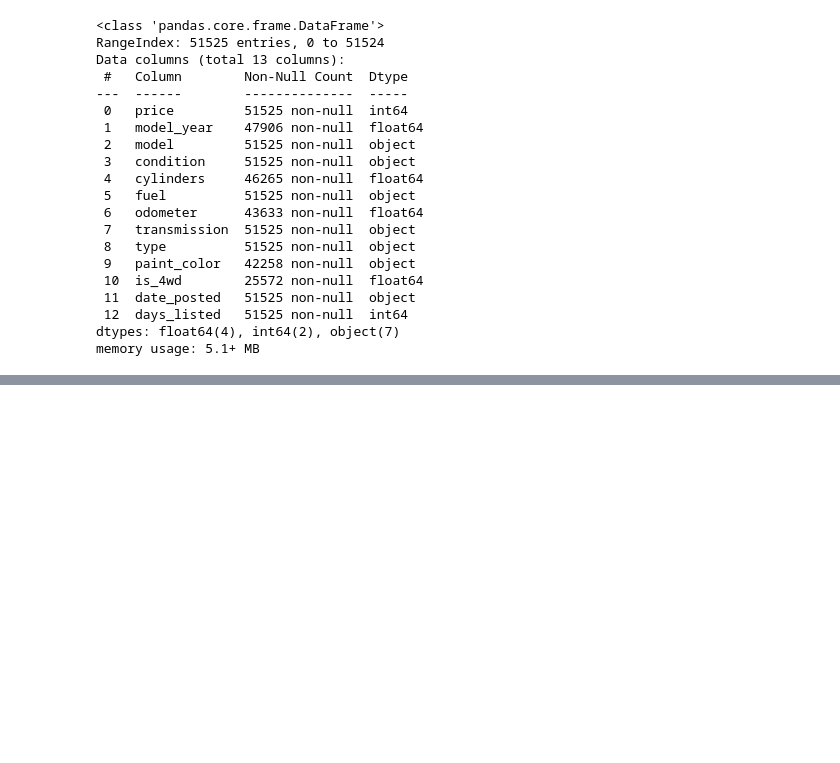
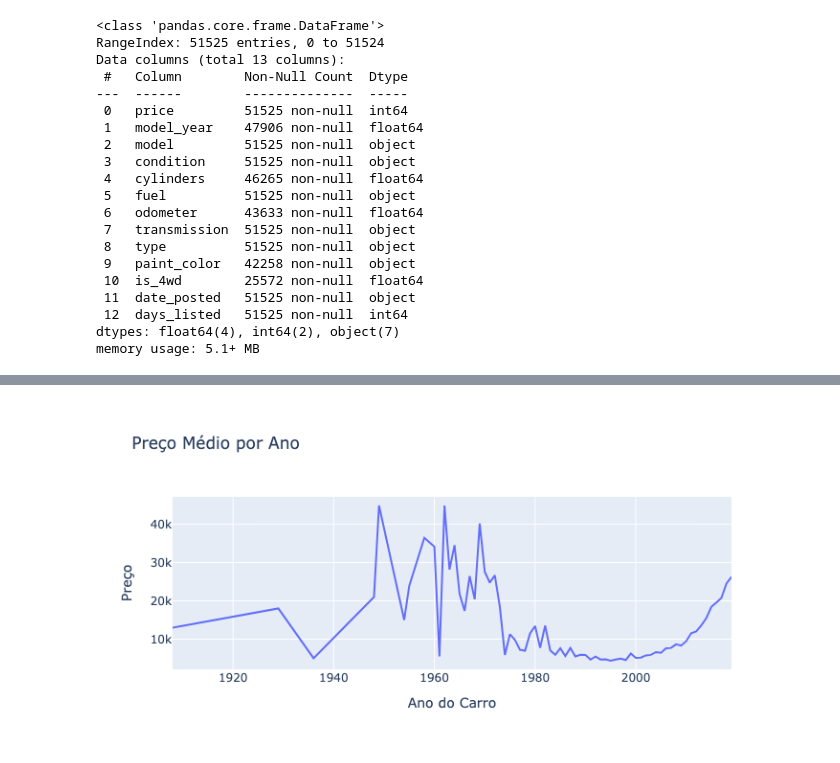
Before and after one commit to gabriel05lemos/Projeto5_Tripleten, a Jupyter notebook: notebooks/EDA.ipynb, the cells around one changed output, grey strips where cells are left out. Cells and saved outputs as stored; diff of their text form; code cells hidden in the pictures; blank space fills up the shorter version.

```diff
--- a/notebooks/EDA.ipynb
+++ b/notebooks/EDA.ipynb
@@ -38,0 +108,13 @@ memory usage: 5.1+ MB
+# %%
+avg_price_year = vehicles.groupby('model_year')['price'].mean().reset_index()
+fig = px.line(
+    avg_price_year,
+    x="model_year",
+    y="price",
+    title="Preço Médio por Ano",
+    labels={'price': 'Preço', 'model_year': 'Ano do Carro'}
+)
+
+fig.show()
+# %% [output]
+[figure, added]
```
Also changed, not shown: parts of 13 cells of this notebook, 3 other files.
